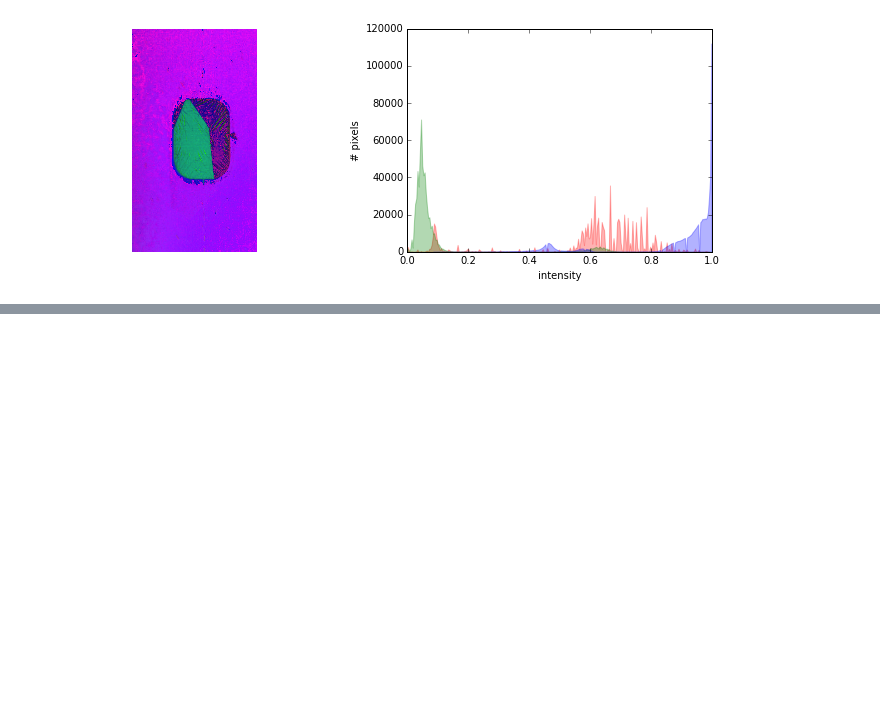
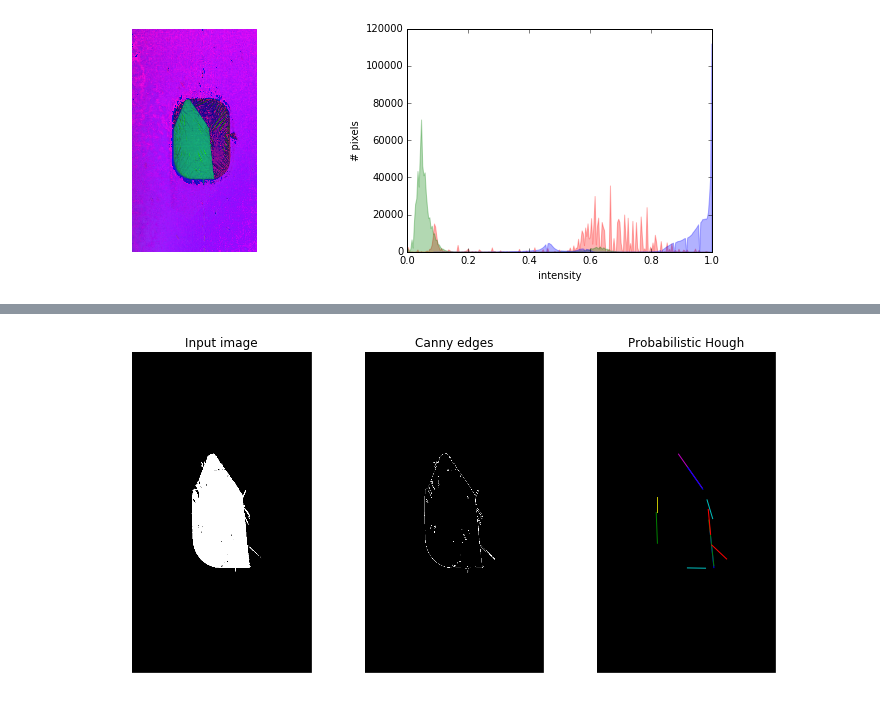
Before and after one commit to jaybo/Python-Notebooks, a Jupyter notebook: TEMCA/OpticalSegmentation.ipynb, the cells around one changed output, grey strips where cells are left out. Saved outputs shown, nothing was run; the diff lists cells and outputs as text; code cells hidden in the pictures; blank space fills up the shorter version.

```diff
--- a/TEMCA/OpticalSegmentation.ipynb
+++ b/TEMCA/OpticalSegmentation.ipynb
@@ -79,0 +77,35 @@ for prop in region:
+# %%
+# Line finding using the Probabilistic Hough Transform.
+edges = feature.canny(image)
+lines = transform.probabilistic_hough_line(edges)
+
+# Generating figure 2.
+fig, (ax0, ax1, ax2) = plt.subplots(1, 3, figsize=(10, 5), sharex=True,
+                                    sharey=True)
+plt.tight_layout()
+
+ax0.imshow(image, 'gray')
+ax0.set_title('Input image')
+ax0.set_axis_off()
+ax0.set_adjustable('box-forced')
+
+ax1.imshow(edges, 'gray')
+ax1.set_title('Canny edges')
+ax1.set_axis_off()
+ax1.set_adjustable('box-forced')
+
+ax2.imshow(edges * 0)
+for line in lines:
+    p0, p1 = line
+    ax2.plot((p0[0], p1[0]), (p0[1], p1[1]))
+
+row2, col2 = image.shape
+ax2.axis((0, col2, row2, 0))
+
+ax2.set_title('Probabilistic Hough')
+ax2.set_axis_off()
+ax2.set_adjustable('box-forced')
+
+plt.show()
+# %% [output]
+[figure, added]
```
Also changed, not shown: parts of 9 cells of this notebook, 1 other file.
